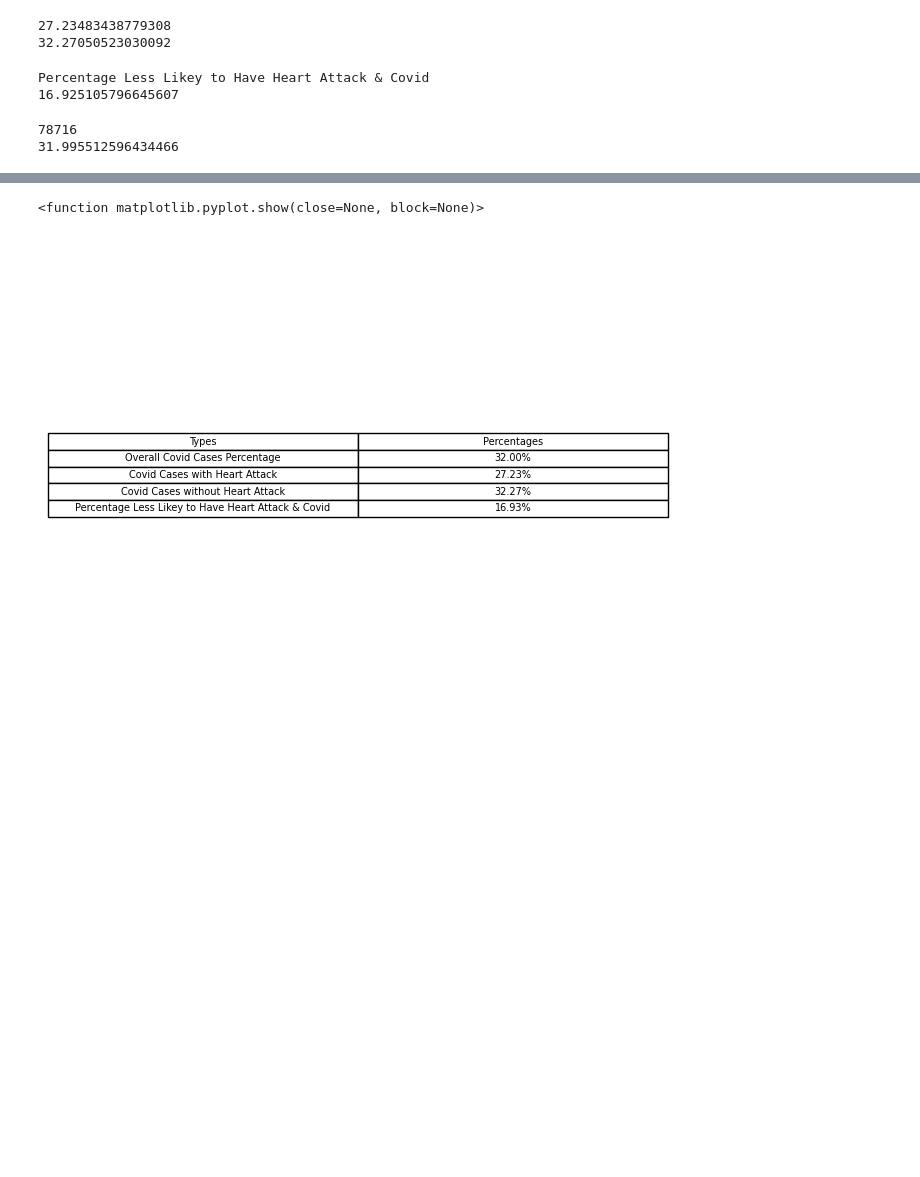
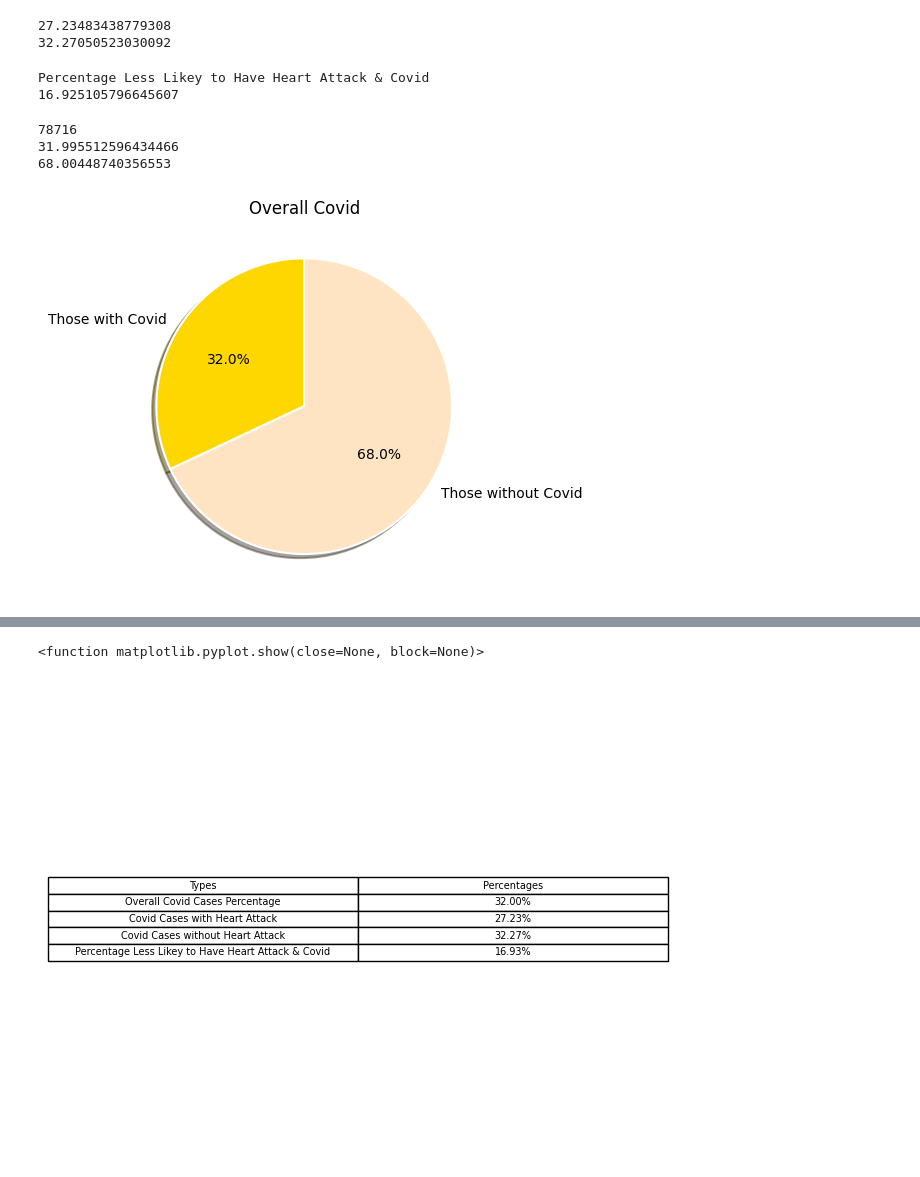
Before and after one commit to RickGrimesCodes/Project-1-GREEN-TEAM-, a Jupyter notebook: jupyterCode/Covid.ipynb, the cells around one changed output, grey strips where cells are left out. Saved outputs shown, nothing was run; the diff lists cells and outputs as text; code cells hidden in the pictures; blank space fills up the shorter version.

```diff
--- a/jupyterCode/Covid.ipynb
+++ b/jupyterCode/Covid.ipynb
@@ -97,11 +97,27 @@ Percentage Less Likey to Have Heart Attack & Covid
 "Overall covid percentage"
 overallCovidCount = posCovidCountWHeartAttack + posCovidCountWOHeartAttack
 overallCovidPercent = overallCovidCount/ rowCount *100
+overallNonCovidPercent = (rowCount - overallCovidCount)/rowCount *100
 print(overallCovidCount)
 print(overallCovidPercent)
+print(overallNonCovidPercent)
 # %% [output]
 78716
 31.995512596434466
+68.00448740356553
+# %%
+"Overall covid pie"
+OverallCovidPie = [overallCovidPercent, overallNonCovidPercent]
+colors = ['gold', 'bisque']
+
+plt.pie(OverallCovidPie, labels=["Those with Covid","Those without Covid"], autopct="%1.1f%%", colors=colors, shadow=True, startangle=90,
+        wedgeprops={'edgecolor': 'white', 'linewidth': 1.5})
+plt.title("Overall Covid")
+plt.show
+path = os.path.join("..","visualizations","CovidOverallPie.PNG")
+plt.savefig(path)
+# %% [output]
+[figure, added]
 # %%
 "Covid with vs. without heart attack pyplot pie graph"
 CovidPositiveWWoHeartAttack = [percentOfHeartAttackCovid, percentOfNoHeartAttackCovid]
```
Also changed, not shown: parts of 1 cell of this notebook, 2 other files.
